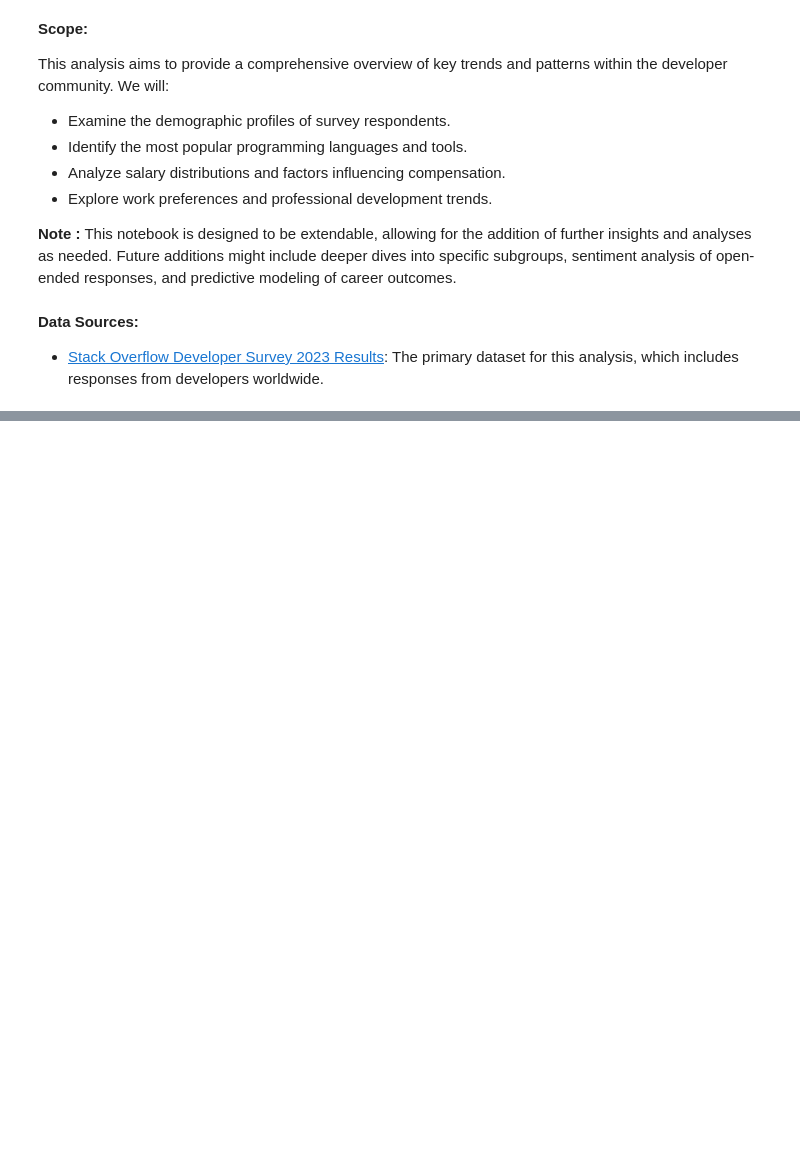
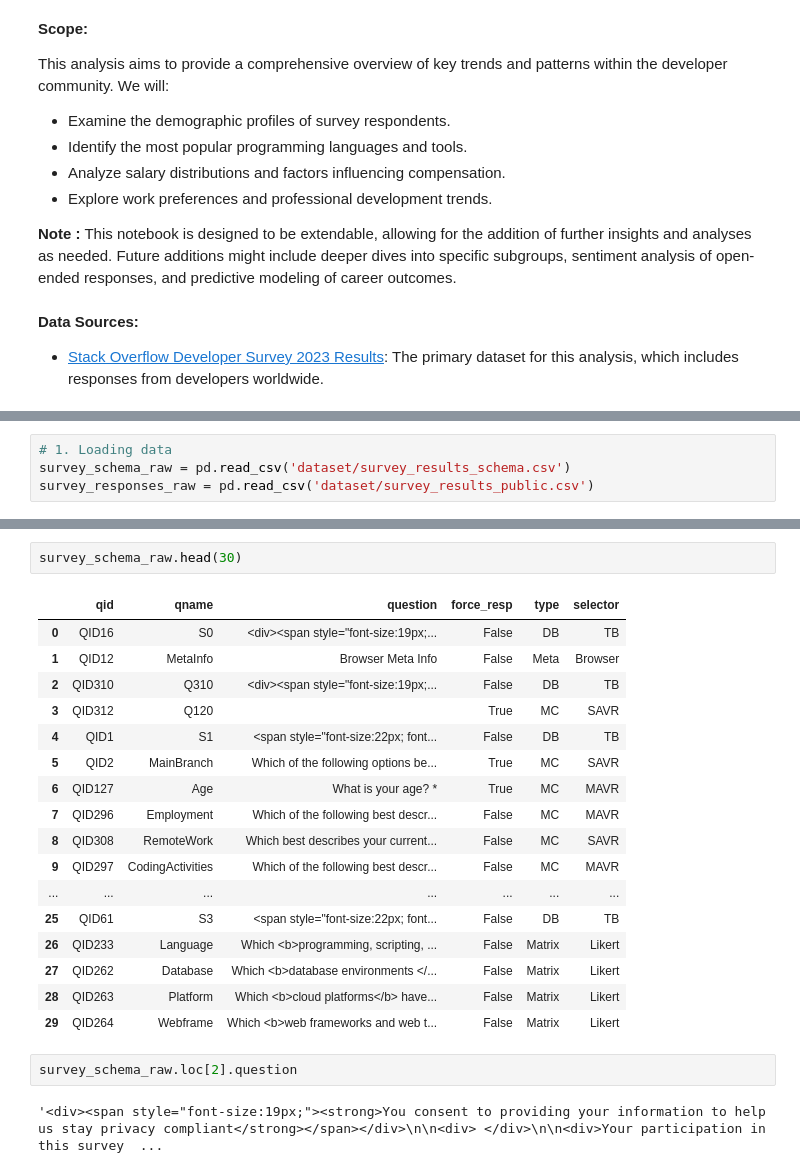
Before and after one commit to WebDevCaptain/so-dev-survey-2023-analysis, a Jupyter notebook: so-insights.ipynb, the cells around one changed output, grey strips where cells are left out. Cells and saved outputs as stored; diff of their text form; blank space fills up the shorter version.

Commit message:
WIP: Data loading and understanding columns of interest

```diff
--- a/so-insights.ipynb
+++ b/so-insights.ipynb
@@ -21,0 +28,4 @@ This analysis aims to provide a comprehensive overview of key trends and pattern
+# %%
+# 1. Loading data
+survey_schema_raw = pd.read_csv('dataset/survey_results_schema.csv')
+survey_responses_raw = pd.read_csv('dataset/survey_results_public.csv')
@@ -21,0 +48,24 @@ This analysis aims to provide a comprehensive overview of key trends and pattern
+# %%
+survey_schema_raw.head(30)
+# %% [output]
+|  | qid | qname | question | force_resp | type | selector |
+| 0 | QID16 | S0 | <div><span style="font-size:19px;... | False | DB | TB |
+| 1 | QID12 | MetaInfo | Browser Meta Info | False | Meta | Browser |
+| 2 | QID310 | Q310 | <div><span style="font-size:19px;... | False | DB | TB |
+| 3 | QID312 | Q120 |  | True | MC | SAVR |
+| 4 | QID1 | S1 | <span style="font-size:22px; font... | False | DB | TB |
+| 5 | QID2 | MainBranch | Which of the following options be... | True | MC | SAVR |
+| 6 | QID127 | Age | What is your age? * | True | MC | MAVR |
+| 7 | QID296 | Employment | Which of the following best descr... | False | MC | MAVR |
+| 8 | QID308 | RemoteWork | Which best describes your current... | False | MC | SAVR |
+| 9 | QID297 | CodingActivities | Which of the following best descr... | False | MC | MAVR |
+| ... | ... | ... | ... | ... | ... | ... |
+| 25 | QID61 | S3 | <span style="font-size:22px; font... | False | DB | TB |
+| 26 | QID233 | Language | Which <b>programming, scripting, ... | False | Matrix | Likert |
+| 27 | QID262 | Database | Which <b>database environments </... | False | Matrix | Likert |
+| 28 | QID263 | Platform | Which <b>cloud platforms</b> have... | False | Matrix | Likert |
+| 29 | QID264 | Webframe | Which <b>web frameworks and web t... | False | Matrix | Likert |
+# %%
+survey_schema_raw.loc[2].question
+# %% [output]
+'<div><span style="font-size:19px;"><strong>You consent to providing your information to help us stay privacy compliant</strong></span></div>\n\n<div> </div>\n\n<div>Your participation in this survey  ...
```
Also changed, not shown: parts of 19 cells of this notebook.
